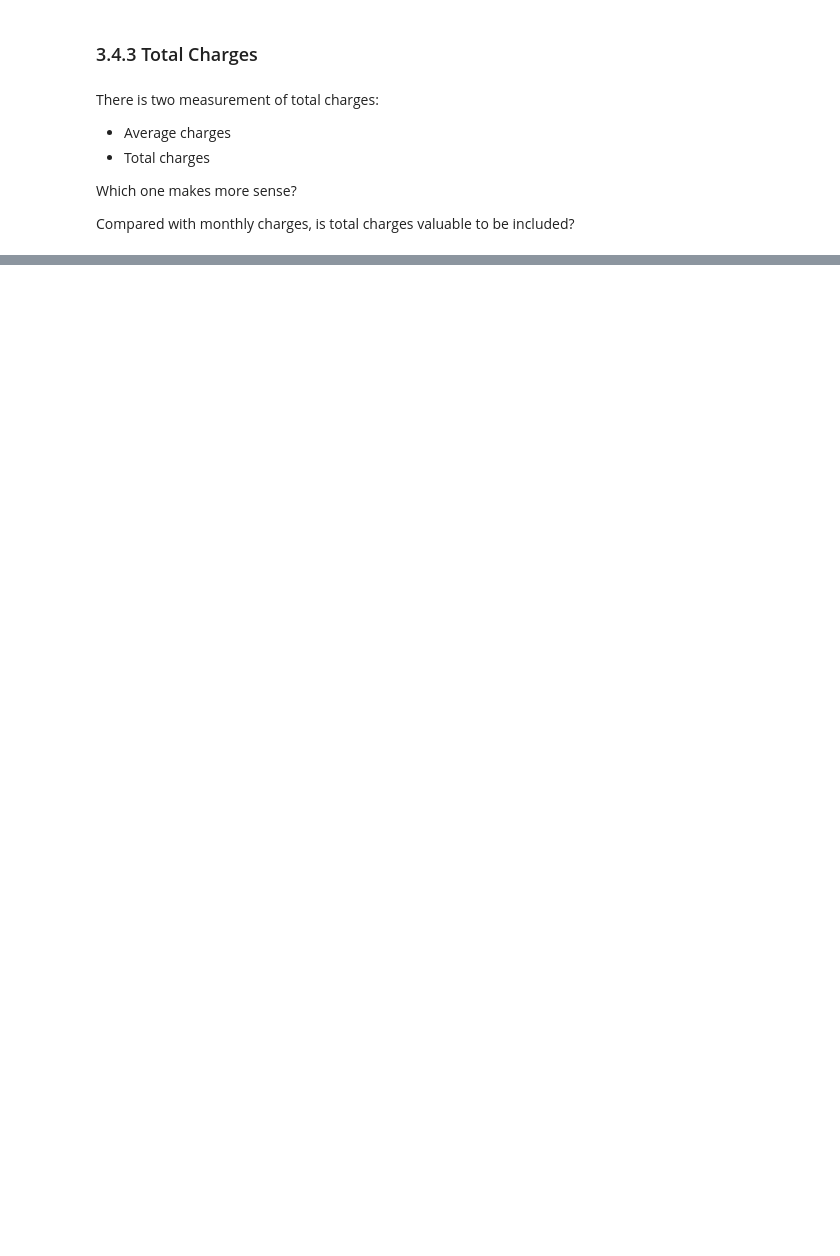
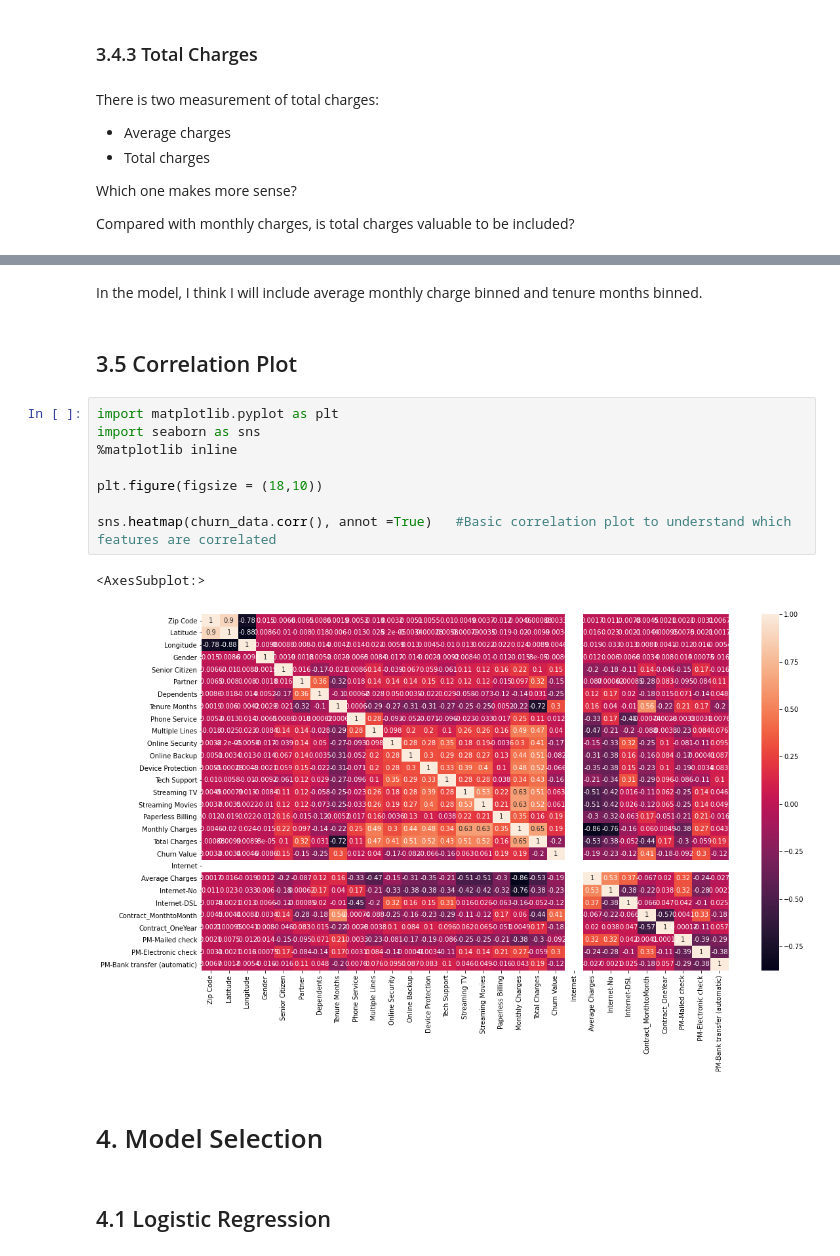
Before and after one commit to nikkicomet/Churn-Rate-Analysis, a Jupyter notebook: Telco Customer Churn Analysis.ipynb, the cells around one changed output, grey strips where cells are left out. Saved outputs shown, nothing was run; the diff lists cells and outputs as text; blank space fills up the shorter version.

```diff
--- a/Telco Customer Churn Analysis.ipynb
+++ b/Telco Customer Churn Analysis.ipynb
@@ -1076,0 +1124,19 @@ Compared with monthly charges, is total charges valuable to be included?
+# %% [markdown]
+In the model, I think I will include average monthly charge binned and tenure months binned.
+# %% [markdown]
+## 3.5 Correlation Plot
+# %%
+import matplotlib.pyplot as plt
+import seaborn as sns
+%matplotlib inline
+
+plt.figure(figsize = (18,10))
+
+sns.heatmap(churn_data.corr(), annot =True)   #Basic correlation plot to understand which features are correlated
+# %% [output]
+<AxesSubplot:>
+[figure, added]
+# %% [markdown]
+# 4. Model Selection
+# %% [markdown]
+## 4.1 Logistic Regression
```
Also changed, not shown: parts of 70 cells of this notebook.
